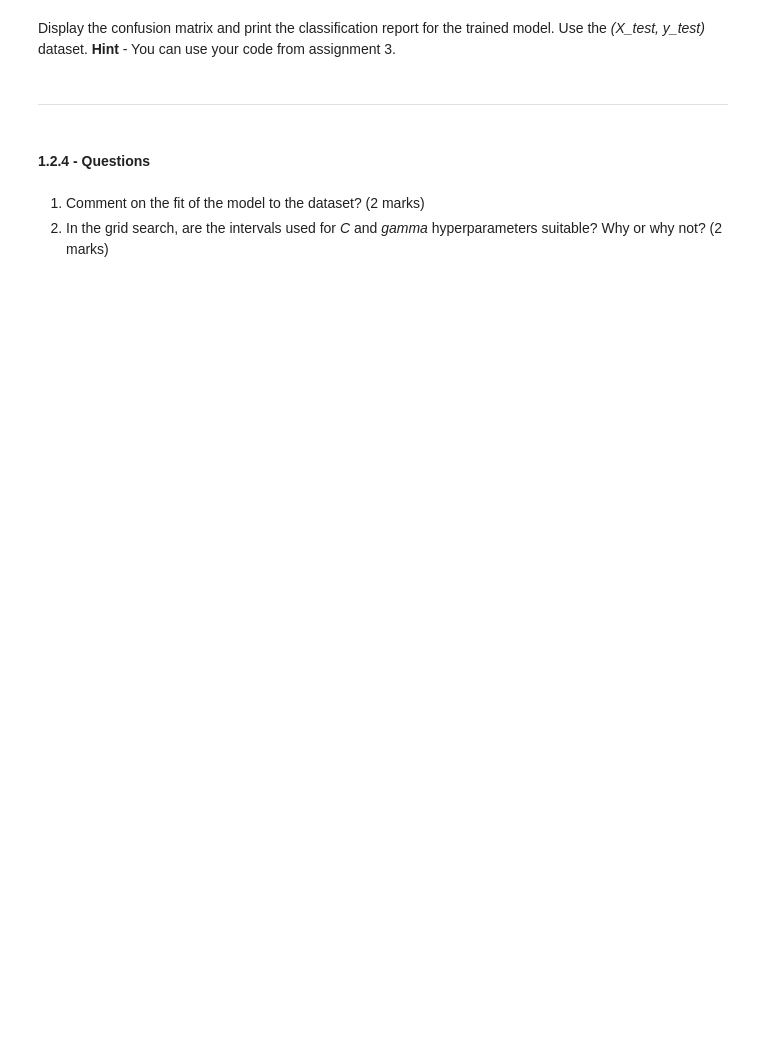
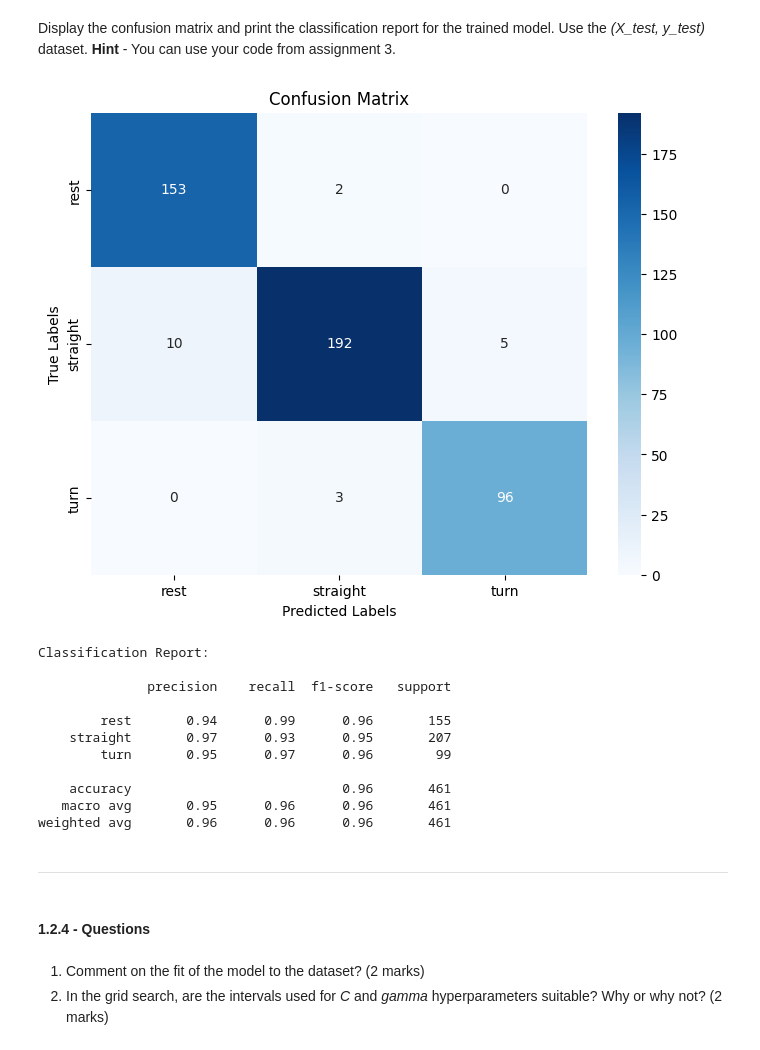
Before and after one commit to hanifbhuian/ENGG680_Fall24_Assignment4, a Jupyter notebook: Assignment 4.ipynb, the cells around one changed output. Saved outputs shown, nothing was run; the diff lists cells and outputs as text; code cells hidden in the pictures; blank space fills up the shorter version.

```diff
--- a/Assignment 4.ipynb
+++ b/Assignment 4.ipynb
@@ -223,3 +230,41 @@ Display the confusion matrix and print the classification report for the trained
+# %%
+# TODO - Display confusion matrix and print classification report for (X_test, y_test)
+# (2 marks)
+# Import libraries
+import seaborn as sns
+import matplotlib.pyplot as plt
+from sklearn.metrics import confusion_matrix, classification_report
+
+# Predict the labels for X_test
+y_pred = grid.predict(X_test)
+
+# Compute the confusion matrix
+conf_matrix = confusion_matrix(y_test, y_pred)
+
+# Display the confusion matrix using seaborn heatmap
+plt.figure(figsize=(8, 6))
+sns.heatmap(conf_matrix, annot=True, fmt="d", cmap="Blues", xticklabels=grid.classes_, yticklabels=grid.classes_)
+plt.xlabel('Predicted Labels')
+plt.ylabel('True Labels')
+plt.title('Confusion Matrix')
+plt.show()
+
+# Print the classification report
+print("Classification Report:\n")
+print(classification_report(y_test, y_pred))
+# %% [output]
+[figure, added]
+Classification Report:
+
+              precision    recall  f1-score   support
+
+        rest       0.94      0.99      0.96       155
+    straight       0.97      0.93      0.95       207
+        turn       0.95      0.97      0.96        99
+
+    accuracy                           0.96       461
+   macro avg       0.95      0.96      0.96       461
+weighted avg       0.96      0.96      0.96       461
 # %% [markdown]
 ___
 # %% [markdown]
```
Also changed, not shown: parts of 4 cells of this notebook.
